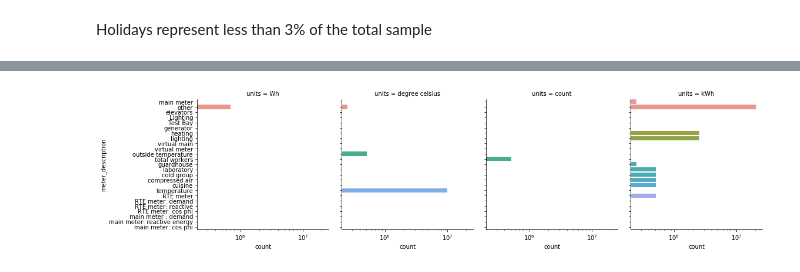
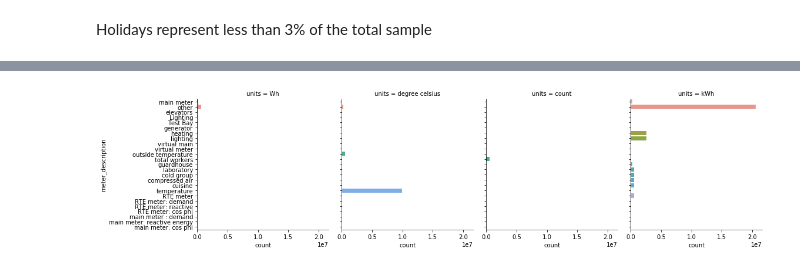
Before and after one commit to lamesen/PowerLawsDetectingAnomalies, a Jupyter notebook: ExploratoryDataAnalysis.ipynb, the cells around one changed output, grey strips where cells are left out. Saved outputs shown, nothing was run; the diff lists cells and outputs as text; code cells hidden in the pictures.

```diff
--- a/ExploratoryDataAnalysis.ipynb
+++ b/ExploratoryDataAnalysis.ipynb
@@ -17,5 +17,5 @@ import power_utils
 
 %matplotlib inline
 # %%
-train = power_utils.import_data()
+explore = power_utils.import_data()
 # %%
@@ -213,8 +288,7 @@ p.set(xscale="log");
 # %%
-p = sns.factorplot(y="meter_description",
+sns.factorplot(y="meter_description",
                col="units",
-               data=train.loc[(train.units != -1)],
-               kind="count")
-p.set(xscale="log");
+               data=explore,
+               kind="count");
 # %% [output]
-[figure, old version]
+[figure, new version]
```
Also changed, not shown: parts of 44 cells of this notebook, 1 other file.
